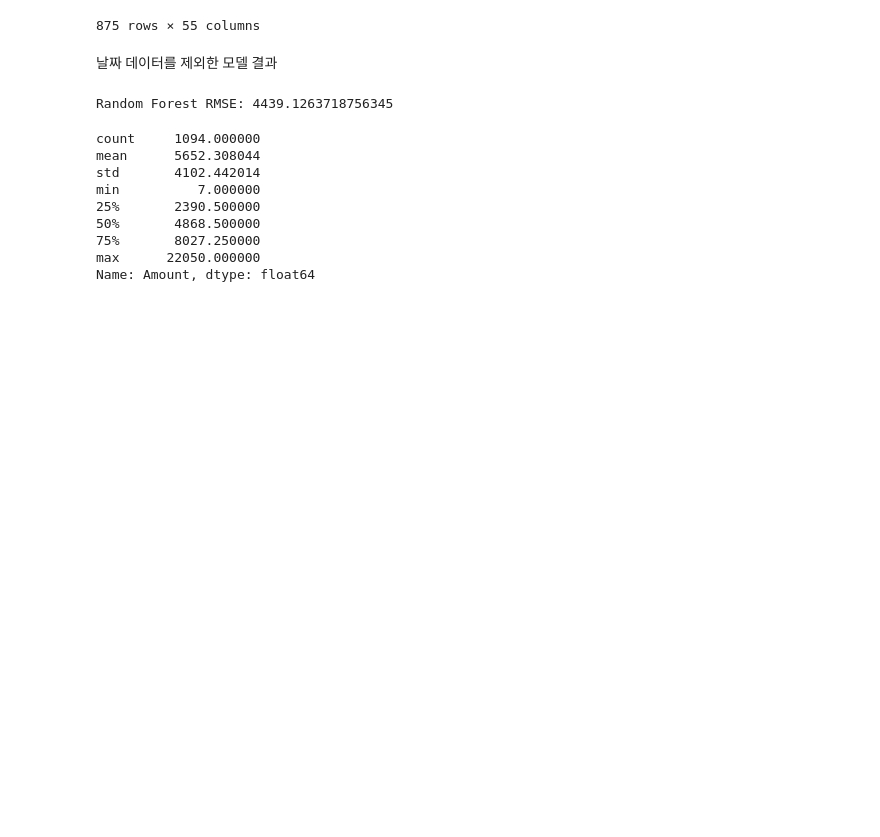
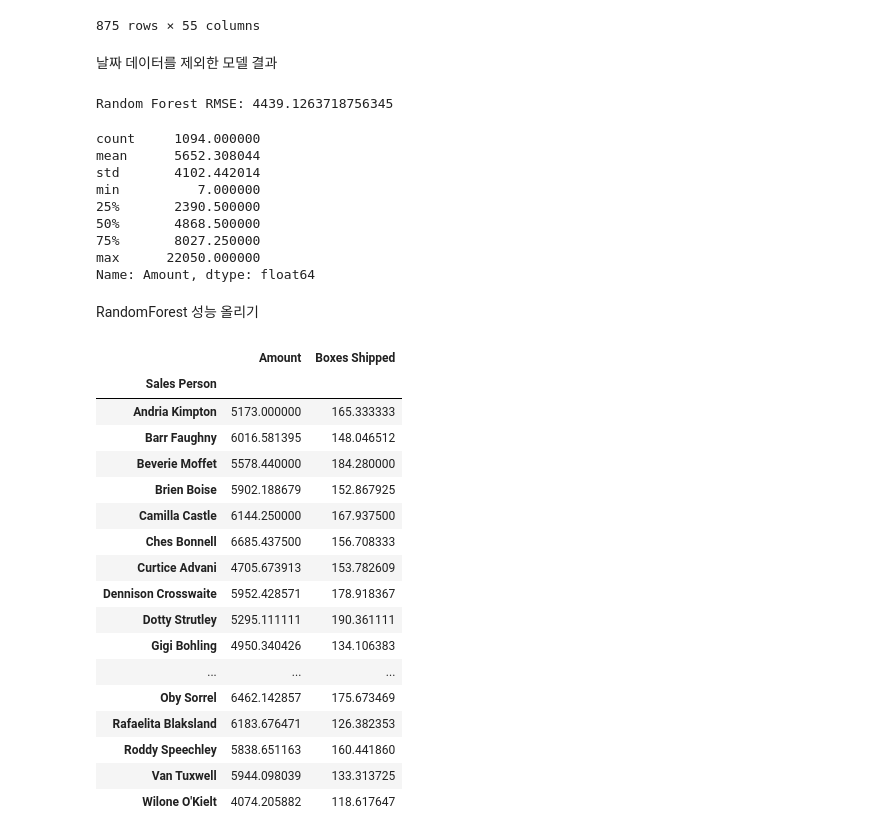
Before and after one commit to 96jayy/blog-python, a Jupyter notebook: chocolate_data/chocolate_sales_analysis.ipynb, the cells around one changed output. Drawn from its saved outputs; the diff is of its cells as text; code cells hidden in the pictures; blank space fills up the shorter version.

```diff
--- a/chocolate_data/chocolate_sales_analysis.ipynb
+++ b/chocolate_data/chocolate_sales_analysis.ipynb
@@ -594,3 +594,26 @@ min          7.000000
 75%       8027.250000
 max      22050.000000
 Name: Amount, dtype: float64
+# %% [markdown]
+RandomForest 성능 올리기
+# %%
+data.groupby('Sales Person').mean('Amount')
+# %% [output]
+|  | Amount | Boxes Shipped |
+| Sales Person |  |  |
+| Andria Kimpton | 5173.000000 | 165.333333 |
+| Barr Faughny | 6016.581395 | 148.046512 |
+| Beverie Moffet | 5578.440000 | 184.280000 |
+| Brien Boise | 5902.188679 | 152.867925 |
+| Camilla Castle | 6144.250000 | 167.937500 |
+| Ches Bonnell | 6685.437500 | 156.708333 |
+| Curtice Advani | 4705.673913 | 153.782609 |
+| Dennison Crosswaite | 5952.428571 | 178.918367 |
+| Dotty Strutley | 5295.111111 | 190.361111 |
+| Gigi Bohling | 4950.340426 | 134.106383 |
+| ... | ... | ... |
+| Oby Sorrel | 6462.142857 | 175.673469 |
+| Rafaelita Blaksland | 6183.676471 | 126.382353 |
+| Roddy Speechley | 5838.651163 | 160.441860 |
+| Van Tuxwell | 5944.098039 | 133.313725 |
+| Wilone O'Kielt | 4074.205882 | 118.617647 |
```
Also changed, not shown: parts of 13 cells of this notebook.
